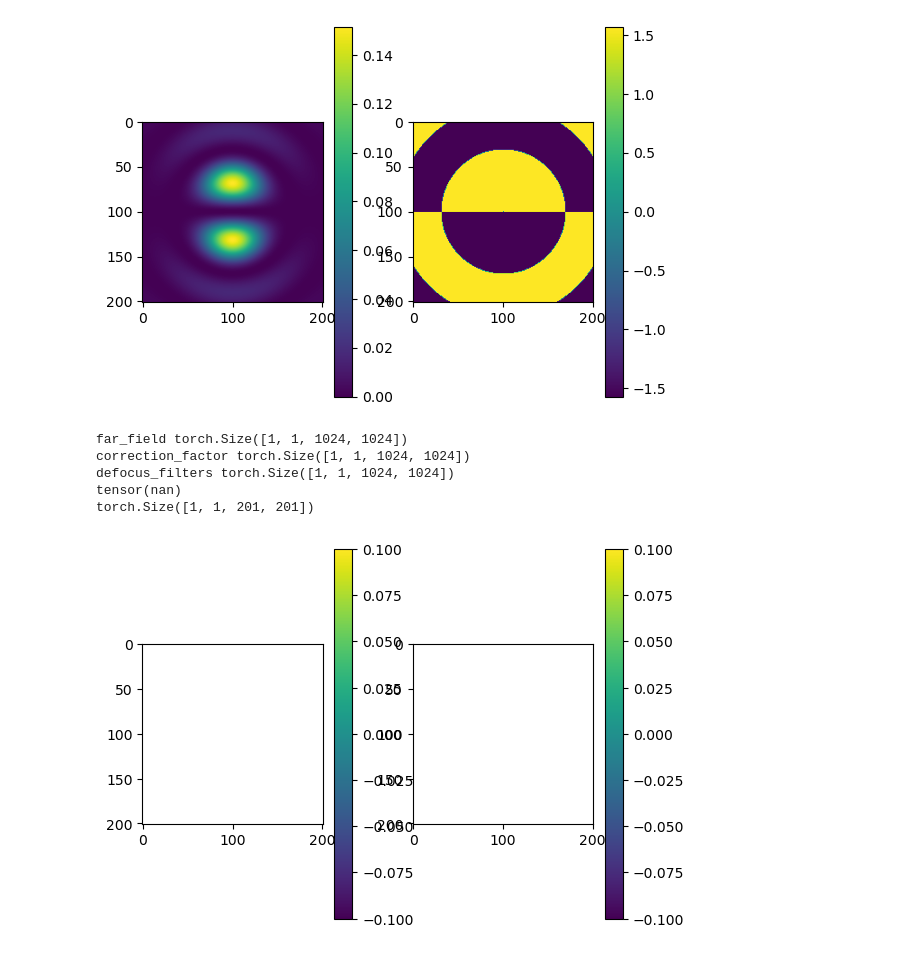
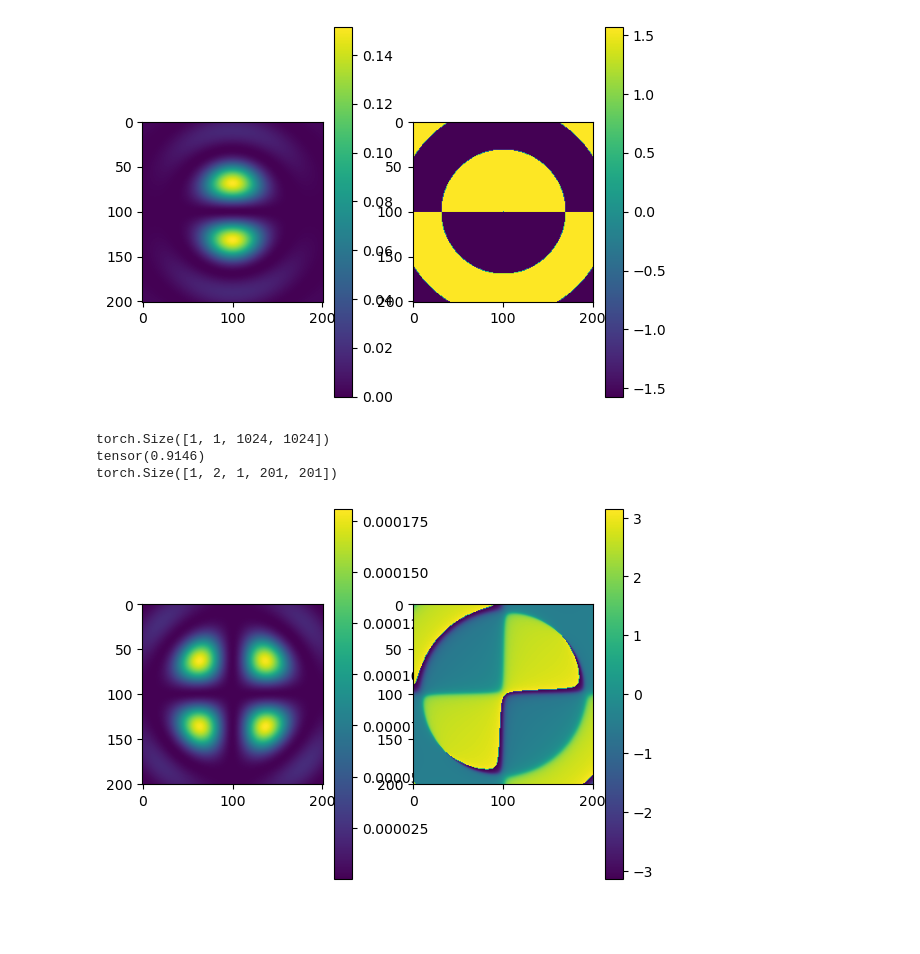
Before and after one commit to Biomedical-Imaging-Group/psf_generator, a Jupyter notebook: demos/240621vectorial_psf_tests.ipynb, the cells around one changed output. Cells and saved outputs as stored; diff of their text form; code cells hidden in the pictures; blank space fills up the shorter version.

```diff
--- a/demos/240621vectorial_psf_tests.ipynb
+++ b/demos/240621vectorial_psf_tests.ipynb
@@ -57,23 +55,21 @@ torch.Size([1, 3, 201, 201])
 # %%
 propagator3 = VectorialCartesianPropagator(pupil3, n_pix_psf=n_pix_psf, wavelength=wavelength, NA=NA, fov=fov, defocus_min=0, defocus_max=defocus, n_defocus=n_defocus)
 
 field3 = propagator3.compute_focus_field()
 print(torch.max(torch.abs(field3)))
 
 idx = 0
 print(field3.shape)
 plt.figure()
 plt.subplot(121)
-plt.imshow(torch.abs(field3[idx,...].squeeze())**2)
+plt.imshow(torch.abs(field3[idx,1,...].squeeze())**2)
 plt.colorbar()
 plt.subplot(122)
-plt.imshow(torch.angle(field3[idx,...].squeeze()))
+plt.imshow(torch.angle(field3[idx,1,...].squeeze()))
 plt.colorbar()
 plt.show()
 # %% [output]
-far_field torch.Size([1, 1, 1024, 1024])
-correction_factor torch.Size([1, 1, 1024, 1024])
-defocus_filters torch.Size([1, 1, 1024, 1024])
-tensor(nan)
-torch.Size([1, 1, 201, 201])
+torch.Size([1, 1, 1024, 1024])
+tensor(0.9146)
+torch.Size([1, 2, 1, 201, 201])
-[figure, old version]
+[figure, new version]
```
Also changed, not shown: parts of 1 cell of this notebook, 2 other files.
